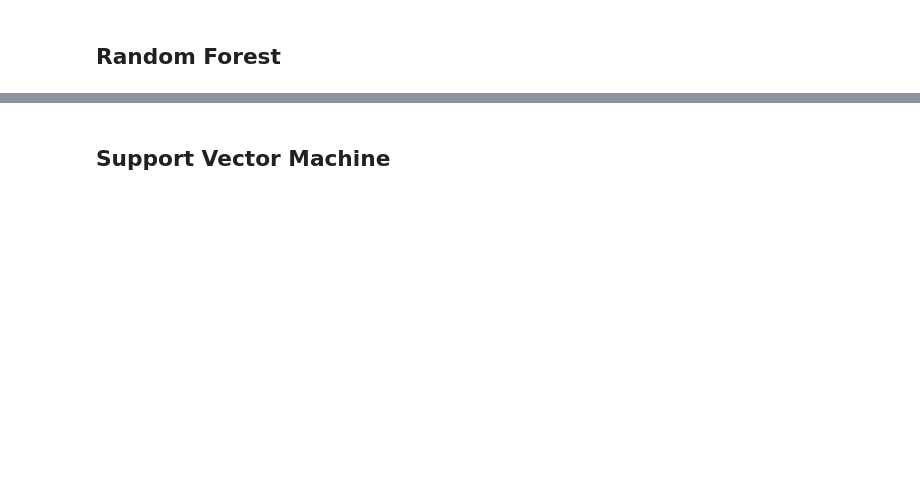
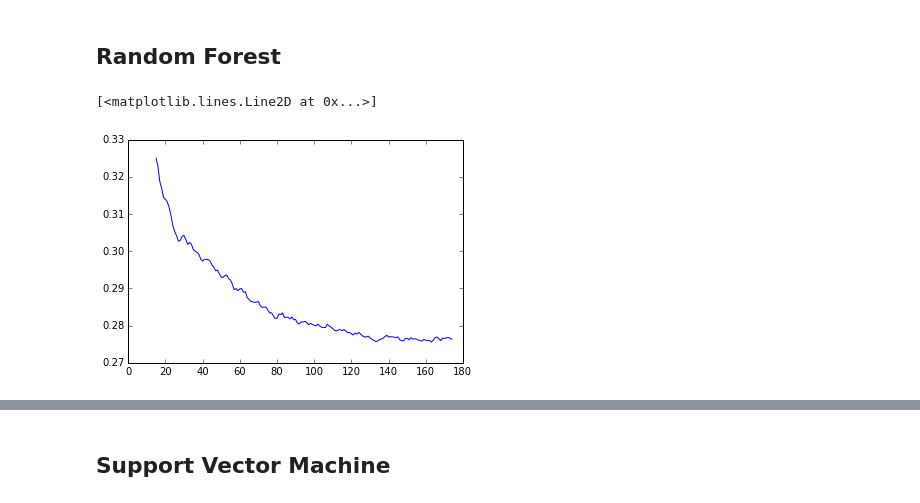
Before and after one commit to omar-moreno/hps-analysis, a Jupyter notebook: python/notebooks/radiative_signal_classification.ipynb, the cells around one changed output, grey strips where cells are left out. Saved outputs shown, nothing was run; the diff lists cells and outputs as text; code cells hidden in the pictures; blank space fills up the shorter version.

```diff
--- a/python/notebooks/radiative_signal_classification.ipynb
+++ b/python/notebooks/radiative_signal_classification.ipynb
@@ -261,3 +261,8 @@ forest_clf = RandomForestClassifier(n_estimators=200)
+# %%
+plt.plot(estimator_values, error_rate)
+# %% [output]
+[<matplotlib.lines.Line2D at 0x...>]
+[figure, added]
 # %%
 predictions = forest_clf.fit(X_train, y_train).predict(X_test)
 
```
Also changed, not shown: parts of 12 cells of this notebook.
